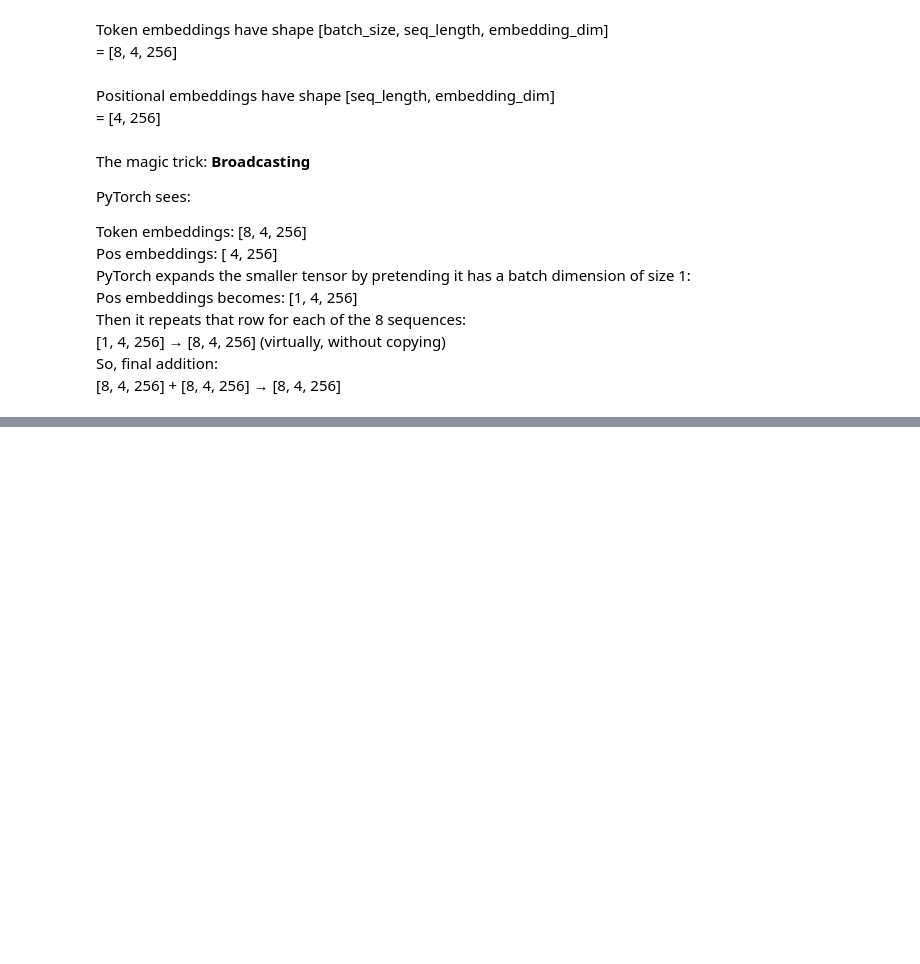
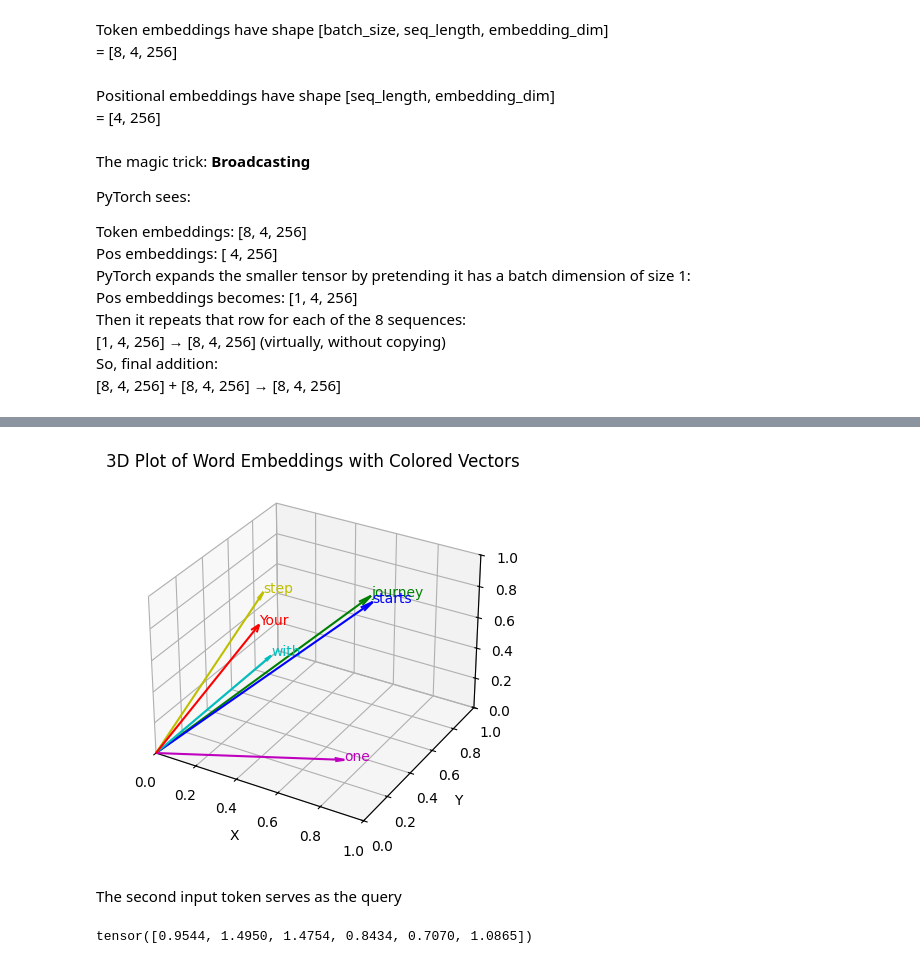
Before and after one commit to ArpitaMallik/LLM-from-Scratch, a Jupyter notebook: LLM_from_scratch.ipynb, the cells around one changed output, grey strips where cells are left out. Saved outputs shown, nothing was run; the diff lists cells and outputs as text; code cells hidden in the pictures; blank space fills up the shorter version.

```diff
--- a/LLM_from_scratch.ipynb
+++ b/LLM_from_scratch.ipynb
@@ -521,0 +567,40 @@ So, final addition: <br>
+# %%
+# Create 3D plot with vectors from origin to each point, using different colors
+fig = plt.figure()
+ax = fig.add_subplot(111, projection='3d')
+
+# Define a list of colors for the vectors
+colors = ['r', 'g', 'b', 'c', 'm', 'y']
+
+# Plot each vector with a different color and annotate with the corresponding word
+for (x, y, z, word, color) in zip(x_coords, y_coords, z_coords, words, colors):
+    # Draw vector from origin to the point (x, y, z) with specified color and smaller arrow length ratio
+    ax.quiver(0, 0, 0, x, y, z, color=color, arrow_length_ratio=0.05)
+    ax.text(x, y, z, word, fontsize=10, color=color)
+
+# Set labels for axes
+ax.set_xlabel('X')
+ax.set_ylabel('Y')
+ax.set_zlabel('Z')
+
+# Set plot limits to keep arrows within the plot boundaries
+ax.set_xlim([0, 1])
+ax.set_ylim([0, 1])
+ax.set_zlim([0, 1])
+
+plt.title('3D Plot of Word Embeddings with Colored Vectors')
+plt.show()
+# %% [output]
+[figure, added]
+# %% [markdown]
+The second input token serves as the query
+# %%
+query = inputs[1]
+
+attn_scores = torch.empty(inputs.shape[0])
+for i, x_i in enumerate(inputs):
+  attn_scores[i] = torch.dot(x_i, query)
+
+print(attn_scores)
+# %% [output]
+tensor([0.9544, 1.4950, 1.4754, 0.8434, 0.7070, 1.0865])
```
Also changed, not shown: parts of 22 cells of this notebook.
